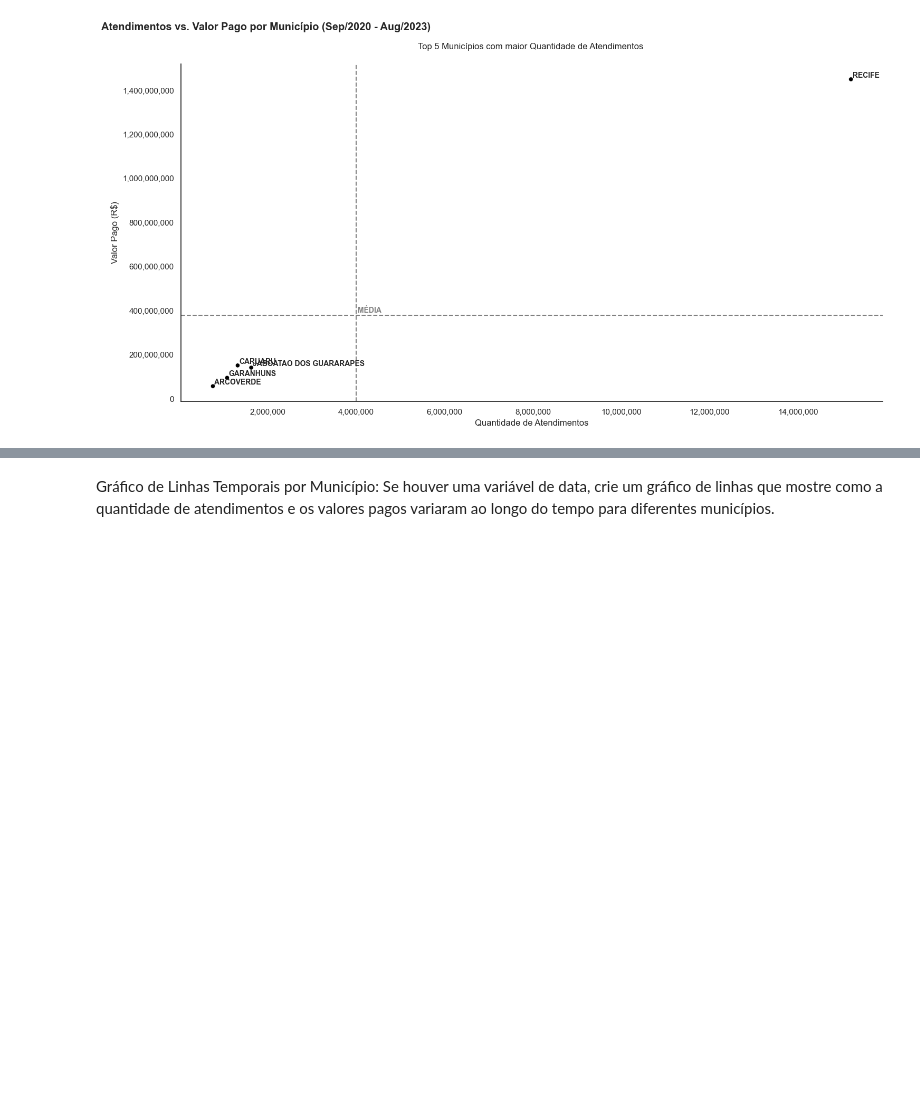
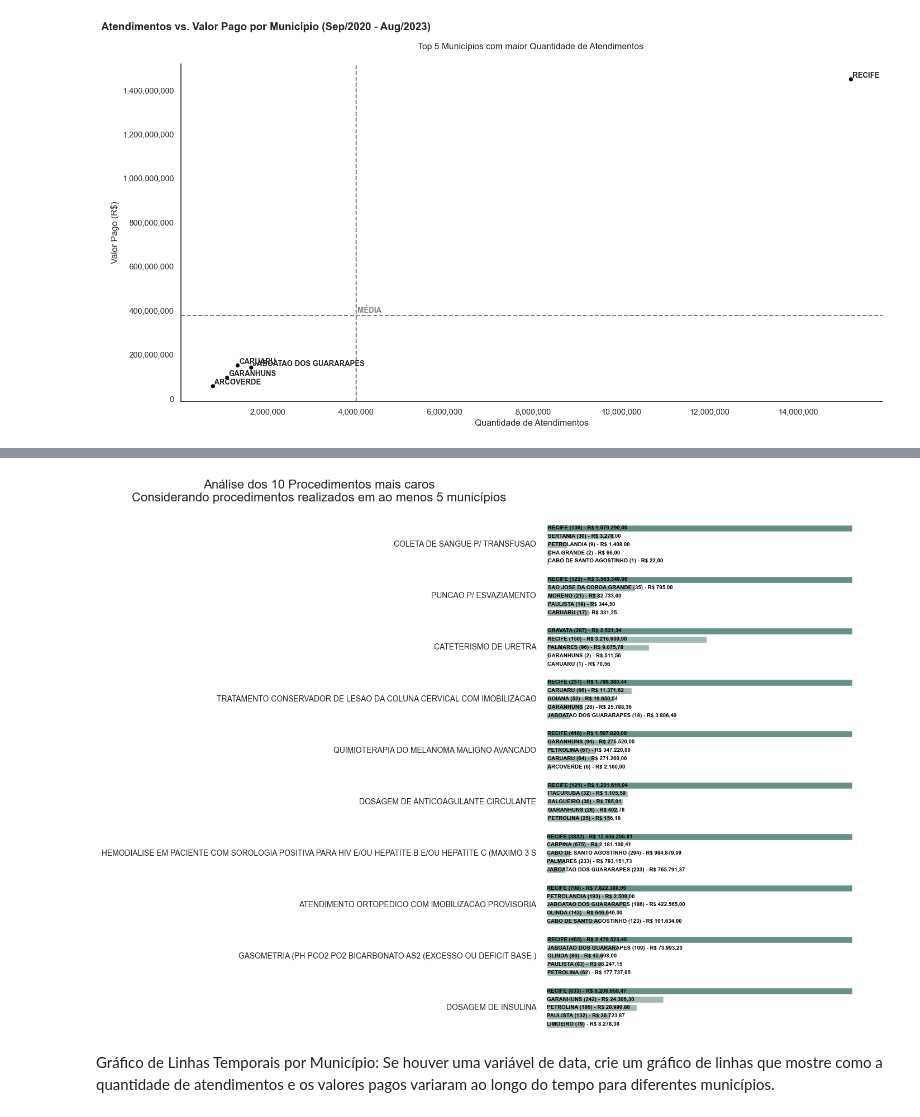
Before and after one commit to Vinicius-Luiz/etl_data_analisys_sia_python, a Jupyter notebook: 004_Data_Analysis.ipynb, the cells around one changed output, grey strips where cells are left out. Cells and saved outputs as stored; diff of their text form; code cells hidden in the pictures; blank space fills up the shorter version.

```diff
--- a/004_Data_Analysis.ipynb
+++ b/004_Data_Analysis.ipynb
@@ -693,3 +730,7 @@ Box Plot de Valores por Município: Use um box plot para visualizar a distribui
+# %%
+plot_bar_213(top_proc = 10, top_ufmun = 5, min_qtd_ufmun=5)
+# %% [output]
+[figure, added]
 # %% [markdown]
 Gráfico de Linhas Temporais por Município: Se houver uma variável de data, crie um gráfico de linhas que mostre como a quantidade de atendimentos e os valores pagos variaram ao longo do tempo para diferentes municípios.
 # %% [markdown]
```
Also changed, not shown: parts of 14 cells of this notebook.
